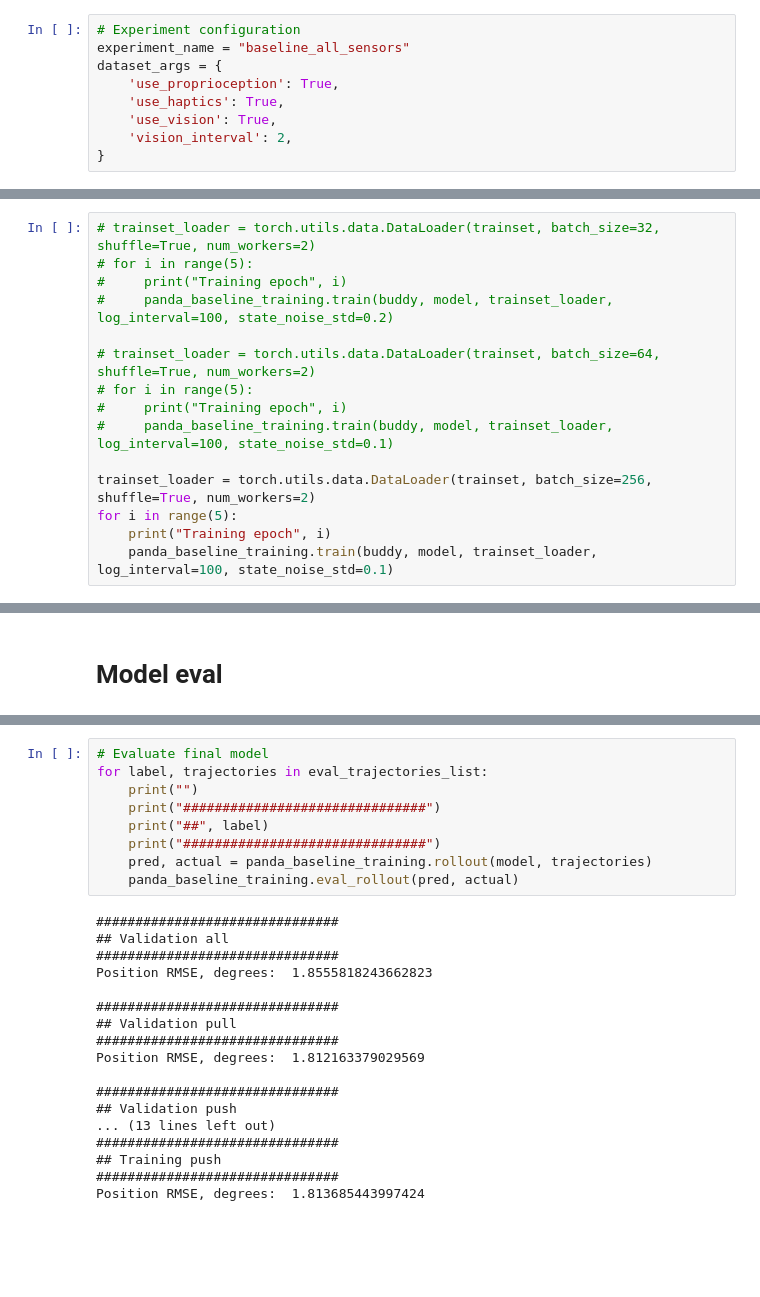
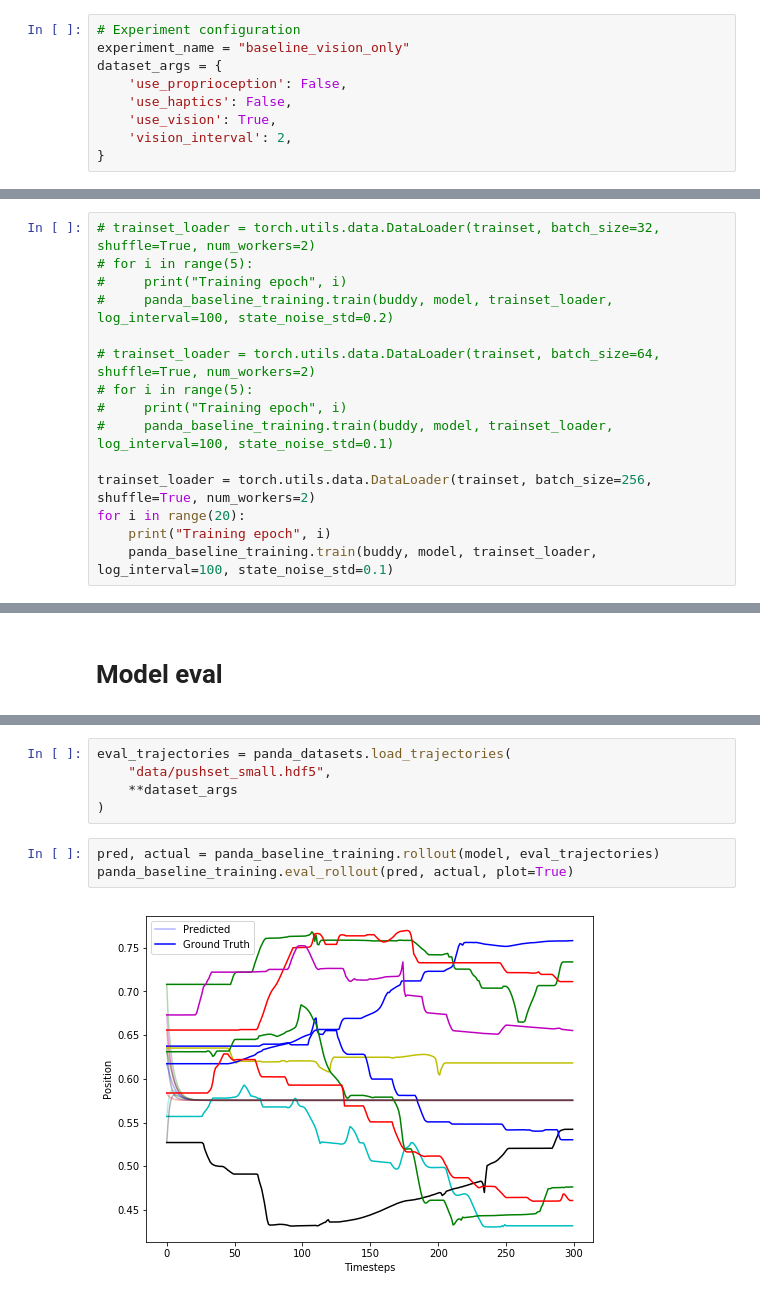
Before and after one commit to HaoWen470/crossmodal_filtering1, a Jupyter notebook: train_baseline_all_sensors.ipynb, the cells around one changed output, grey strips where cells are left out. Cells and saved outputs as stored; diff of their text form; blank space fills up the shorter version.

```diff
--- a/train_baseline_all_sensors.ipynb
+++ b/train_baseline_all_sensors.ipynb
@@ -19,10 +22,10 @@ print(torch.__version__, np.__version__)
 1.3.1 1.15.4
 # %%
 # Experiment configuration
-experiment_name = "baseline_all_sensors"
+experiment_name = "baseline_vision_only"
 dataset_args = {
-    'use_proprioception': True,
-    'use_haptics': True,
+    'use_proprioception': False,
+    'use_haptics': False,
     'use_vision': True,
     'vision_interval': 2,
 }
@@ -54,7 +57,7 @@ Keeping: 1367
 #     panda_baseline_training.train(buddy, model, trainset_loader, log_interval=100, state_noise_std=0.1)
 
 trainset_loader = torch.utils.data.DataLoader(trainset, batch_size=256, shuffle=True, num_workers=2)
-for i in range(5):
+for i in range(20):
     print("Training epoch", i)
     panda_baseline_training.train(buddy, model, trainset_loader, log_interval=100, state_noise_std=0.1)
 # %% [output]
@@ -102,27 +69,10 @@ load_trajectories("Training push", validation=False, include_pull=False, include
-# %%
-# Evaluate final model
-for label, trajectories in eval_trajectories_list:
-    print("")
-    print("###############################")
-    print("##", label)
-    print("###############################")
-    pred, actual = panda_baseline_training.rollout(model, trajectories)
-    panda_baseline_training.eval_rollout(pred, actual)
-# %% [output]
-###############################
-## Validation all
-###############################
-Position RMSE, degrees:  1.8555818243662823
-
-###############################
-## Validation pull
-###############################
-Position RMSE, degrees:  1.812163379029569
-
-###############################
-## Validation push
-... (13 lines left out)
-###############################
-## Training push
-###############################
-Position RMSE, degrees:  1.813685443997424
+# %%
+eval_trajectories = panda_datasets.load_trajectories(
+    "data/pushset_small.hdf5",
+    **dataset_args
+)
+# %%
+pred, actual = panda_baseline_training.rollout(model, eval_trajectories)
+panda_baseline_training.eval_rollout(pred, actual, plot=True)
+# %% [output]
+[figure, added]
```
Also changed, not shown: parts of 6 cells of this notebook, 1 other file.
